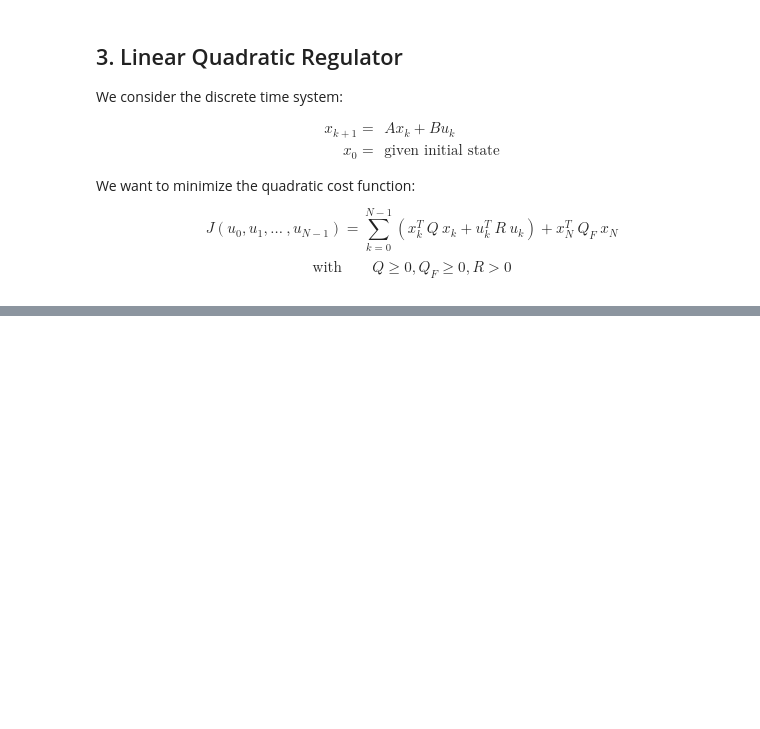
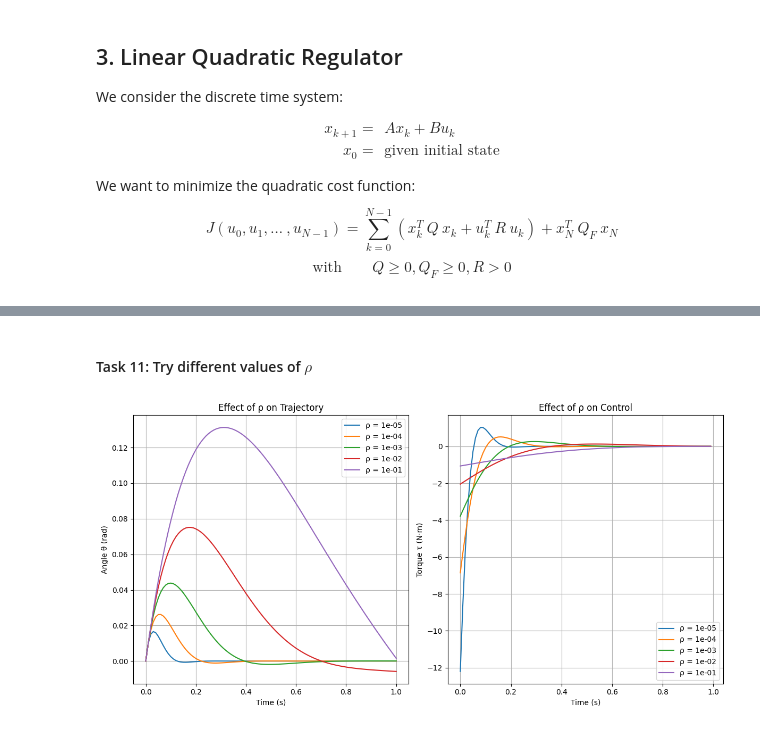
Before and after one commit to williamwu8888/sensorimotors_M2, a Jupyter notebook: Forearm movements and LQR/python/TP1_LQR_data.ipynb, the cells around one changed output, grey strips where cells are left out. Cells and saved outputs as stored; diff of their text form; code cells hidden in the pictures; blank space fills up the shorter version.

```diff
--- a/Forearm movements and LQR/python/TP1_LQR_data.ipynb
+++ b/Forearm movements and LQR/python/TP1_LQR_data.ipynb
@@ -538,0 +675,37 @@ from some time step $k$ if the current state is $z$. We want to express $J$ as a
+# %% [markdown]
+#### Task 11: Try different values of $\rho$
+# %%
+rho_values = [1e-5, 1e-4, 1e-3, 1e-2, 1e-1]
+
+plt.figure(figsize=(12, 6))
+
+for rho_val in rho_values:
+    R_val = np.array([[rho_val]])
+    P_list, K_list = finite_horizon_lqr(A, B, Q, Qf, R_val, N)
+    x_traj, u_traj = simulate_lqr(A, B, x0, K_list, N)
+    y_traj = (C @ x_traj.T).T
+
+    plt.subplot(1, 2, 1)
+    plt.plot(time, y_traj, label=f'ρ = {rho_val:.0e}')
+
+    plt.subplot(1, 2, 2)
+    plt.plot(time_u, u_traj, label=f'ρ = {rho_val:.0e}')
+
+plt.subplot(1, 2, 1)
+plt.xlabel('Time (s)')
+plt.ylabel('Angle θ (rad)')
+plt.title('Effect of ρ on Trajectory')
+plt.grid(True)
+plt.legend()
+
+plt.subplot(1, 2, 2)
+plt.xlabel('Time (s)')
+plt.ylabel('Torque τ (N·m)')
+plt.title('Effect of ρ on Control')
+plt.grid(True)
+plt.legend()
+
+plt.tight_layout()
+plt.show()
+# %% [output]
+[figure, added]
```
Also changed, not shown: parts of 11 cells of this notebook.
